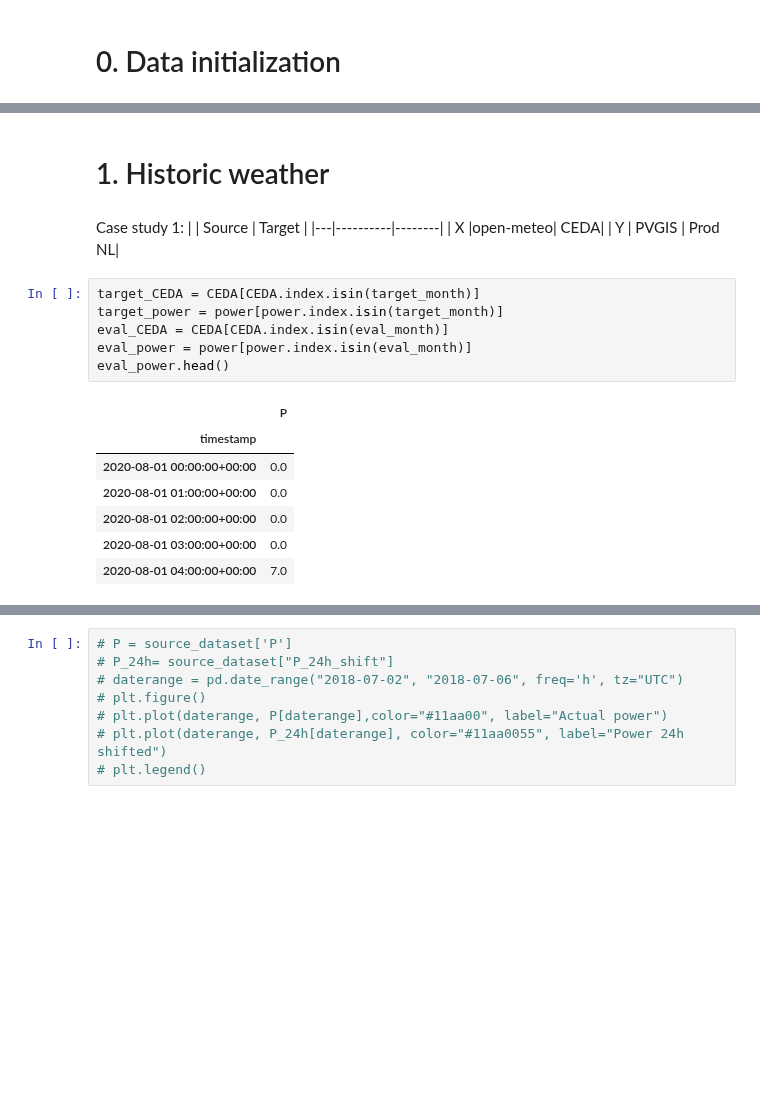
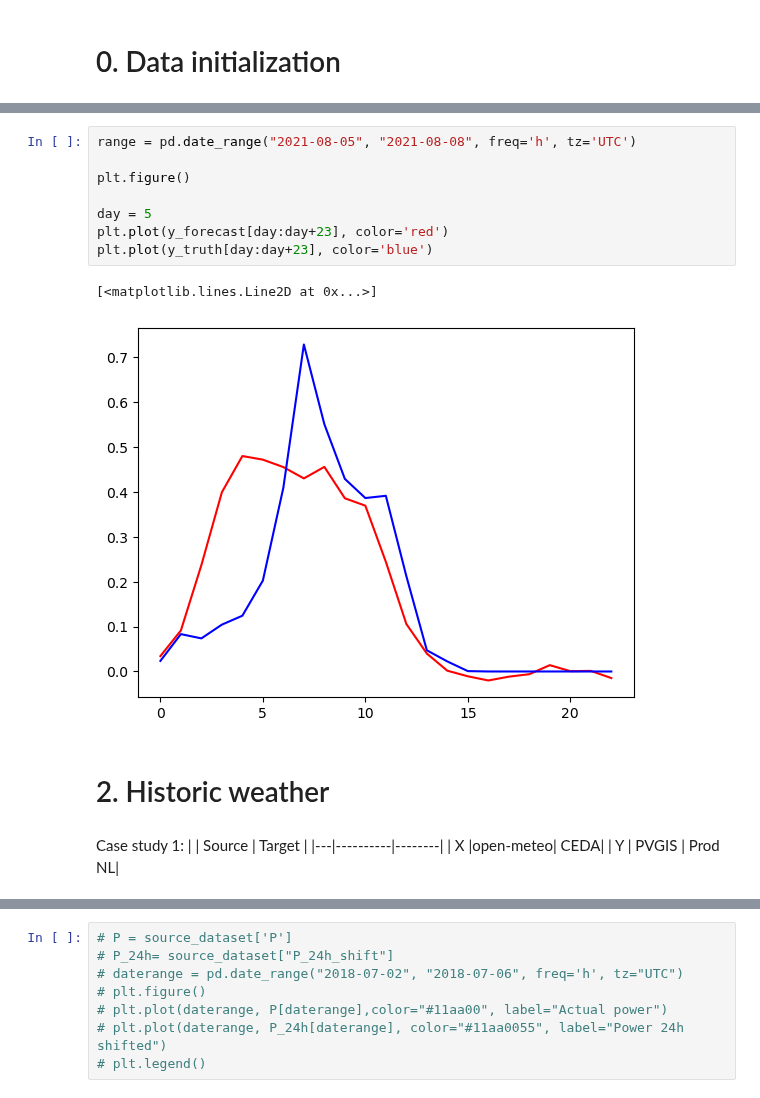
Before and after one commit to RobbeVDE/SolNet-2, a Jupyter notebook: main.ipynb, the cells around one changed output, grey strips where cells are left out. Cells and saved outputs as stored; diff of their text form; blank space fills up the shorter version.

```diff
--- a/main.ipynb
+++ b/main.ipynb
@@ -97,23 +201,20 @@ Name: wind_direction_10m, Length: 38016, dtype: float32
+# %%
+range = pd.date_range("2021-08-05", "2021-08-08", freq='h', tz='UTC')
+
+plt.figure()
+
+day = 5
+plt.plot(y_forecast[day:day+23], color='red')
+plt.plot(y_truth[day:day+23], color='blue')
+# %% [output]
+[<matplotlib.lines.Line2D at 0x...>]
+[figure, added]
 # %% [markdown]
-# 1. Historic weather
+# 2. Historic weather
 # %% [markdown]
 Case study 1:
 |   | Source   | Target |
 |---|----------|--------|
 | X |open-meteo| CEDA|
 | Y | PVGIS    | Prod NL|
-# %%
-target_CEDA = CEDA[CEDA.index.isin(target_month)]
-target_power = power[power.index.isin(target_month)]
-eval_CEDA = CEDA[CEDA.index.isin(eval_month)]
-eval_power = power[power.index.isin(eval_month)]
-eval_power.head()
-# %% [output]
-|  | P |
-| timestamp |  |
-| 2020-08-01 00:00:00+00:00 | 0.0 |
-| 2020-08-01 01:00:00+00:00 | 0.0 |
-| 2020-08-01 02:00:00+00:00 | 0.0 |
-| 2020-08-01 03:00:00+00:00 | 0.0 |
-| 2020-08-01 04:00:00+00:00 | 7.0 |
 # %%
```
Also changed, not shown: parts of 21 cells of this notebook, 22 other files.
